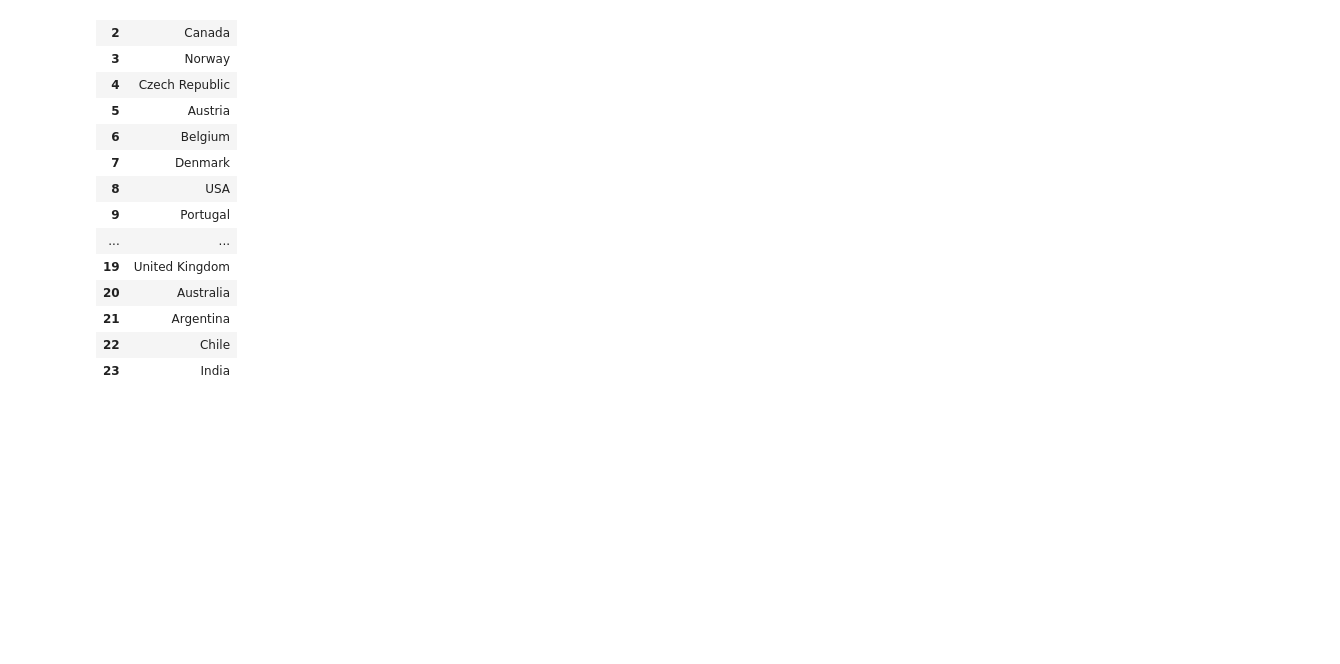
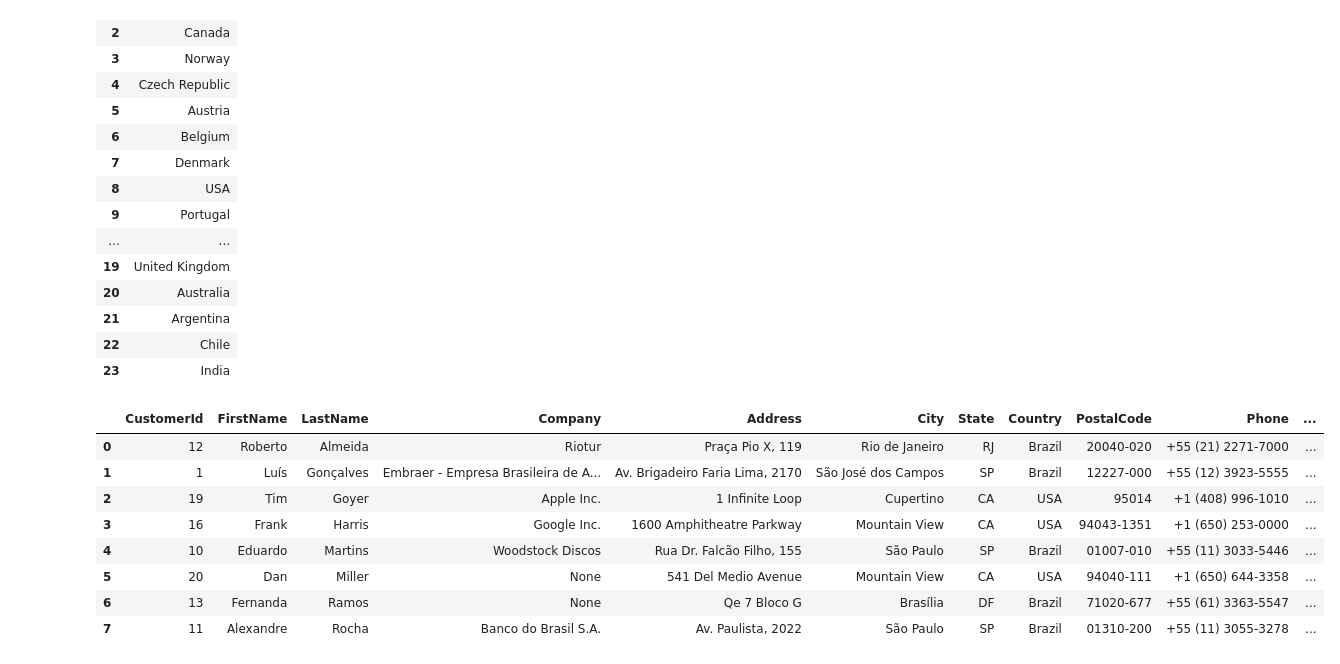
Before and after one commit to lazizrakhmat/DS-Notebook, a Jupyter notebook: Praktikum_Notebook_ipynb_.ipynb, the cells around one changed output. Cells and saved outputs as stored; diff of their text form; code cells hidden in the pictures; blank space fills up the shorter version.

Commit message:
WHERE

```diff
--- a/Praktikum_Notebook_ipynb_.ipynb
+++ b/Praktikum_Notebook_ipynb_.ipynb
@@ -199,3 +199,16 @@ pd.read_sql(query, db)
 | 21 | Argentina |
 | 22 | Chile |
 | 23 | India |
+# %%
+query = 'SELECT * FROM customers WHERE country="USA" AND State="CA" OR country="Brazil" ORDER BY Lastname'
+pd.read_sql(query, db)
+# %% [output]
+|  | CustomerId | FirstName | LastName | Company | Address | City | State | Country | PostalCode | Phone | ... |
+| 0 | 12 | Roberto | Almeida | Riotur | Praça Pio X, 119 | Rio de Janeiro | RJ | Brazil | 20040-020 | +55 (21) 2271-7000 | ... |
+| 1 | 1 | Luís | Gonçalves | Embraer - Empresa Brasileira de A... | Av. Brigadeiro Faria Lima, 2170 | São José dos Campos | SP | Brazil | 12227-000 | +55 (12) 3923-5555 | ... |
+| 2 | 19 | Tim | Goyer | Apple Inc. | 1 Infinite Loop | Cupertino | CA | USA | 95014 | +1 (408) 996-1010 | ... |
+| 3 | 16 | Frank | Harris | Google Inc. | 1600 Amphitheatre Parkway | Mountain View | CA | USA | 94043-1351 | +1 (650) 253-0000 | ... |
+| 4 | 10 | Eduardo | Martins | Woodstock Discos | Rua Dr. Falcão Filho, 155 | São Paulo | SP | Brazil | 01007-010 | +55 (11) 3033-5446 | ... |
+| 5 | 20 | Dan | Miller | None | 541 Del Medio Avenue | Mountain View | CA | USA | 94040-111 | +1 (650) 644-3358 | ... |
+| 6 | 13 | Fernanda | Ramos | None | Qe 7 Bloco G | Brasília | DF | Brazil | 71020-677 | +55 (61) 3363-5547 | ... |
+| 7 | 11 | Alexandre | Rocha | Banco do Brasil S.A. | Av. Paulista, 2022 | São Paulo | SP | Brazil | 01310-200 | +55 (11) 3055-3278 | ... |
```
